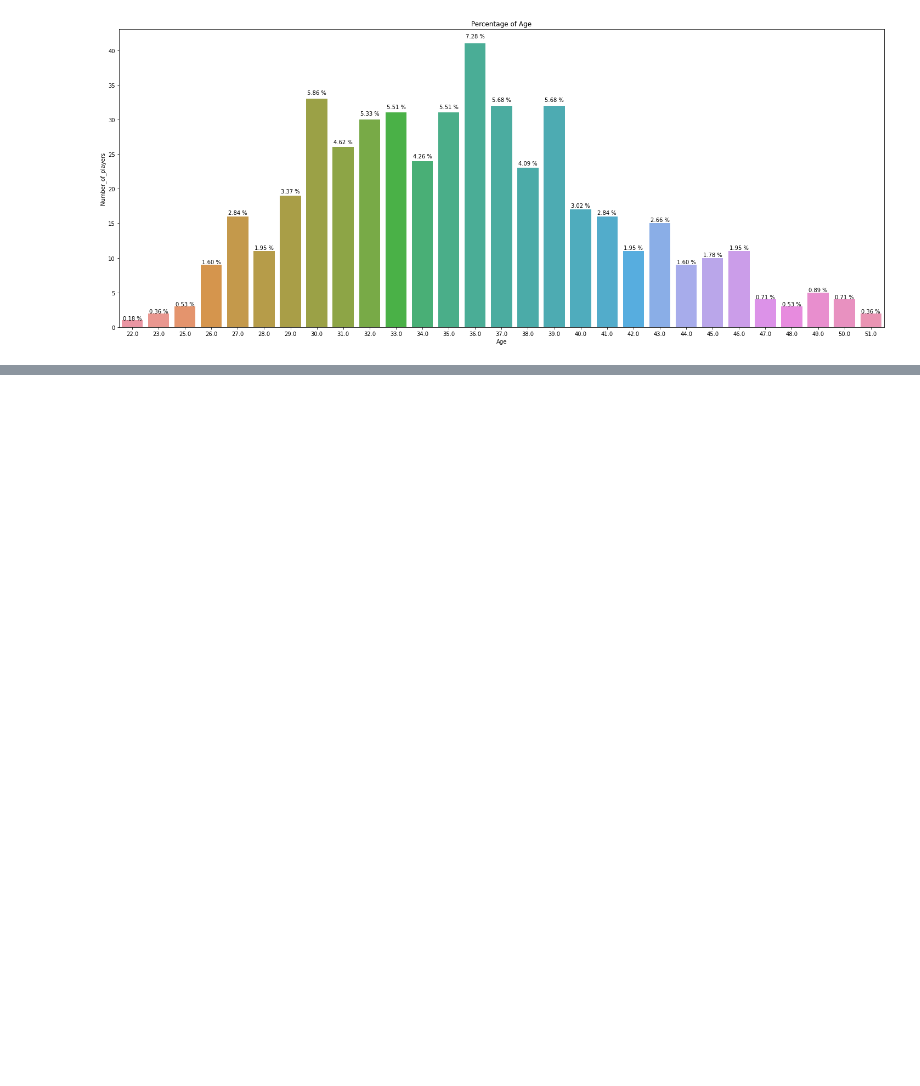
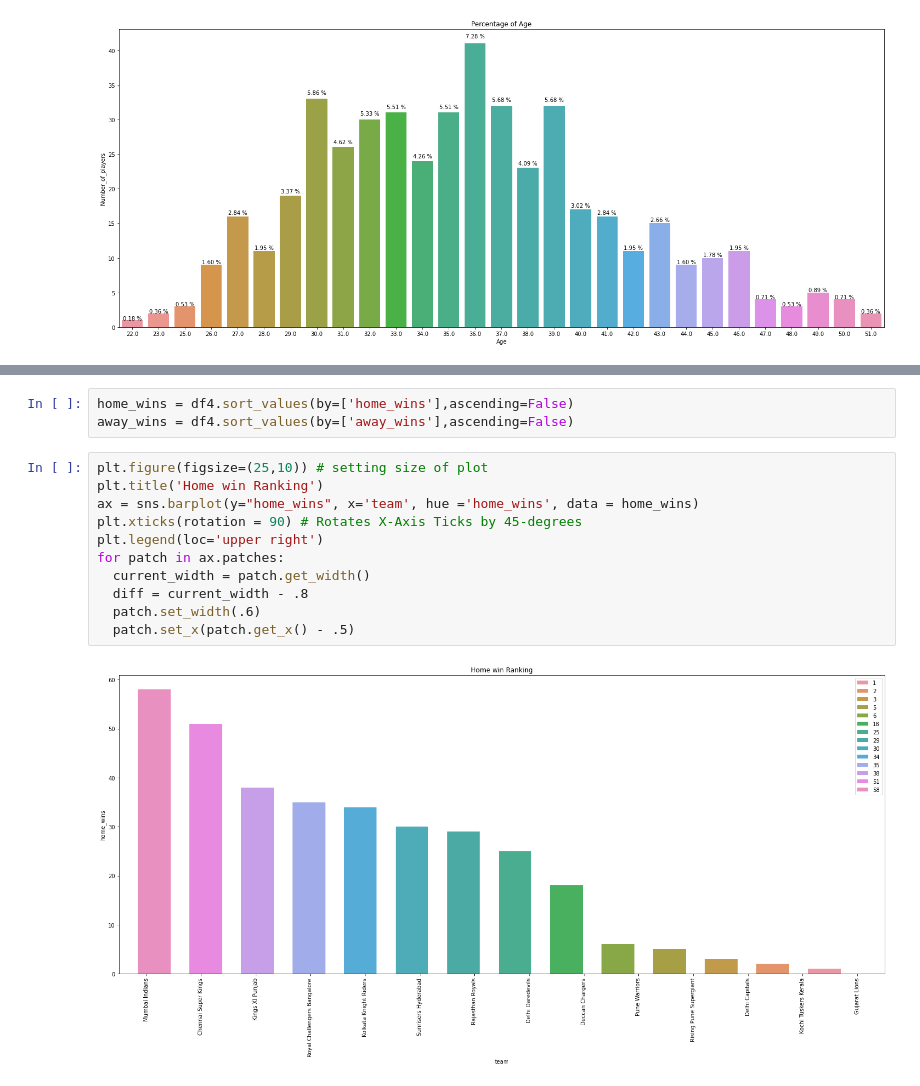
Before and after one commit to Abhijit-Bhat/Data-analysis-using-python, a Jupyter notebook: Copy_of_IPL_T20_Cricket_Analysis_Capstone_Project.ipynb, the cells around one changed output, grey strips where cells are left out. Drawn from its saved outputs; the diff is of its cells as text; blank space fills up the shorter version.

```diff
--- a/Copy_of_IPL_T20_Cricket_Analysis_Capstone_Project.ipynb
+++ b/Copy_of_IPL_T20_Cricket_Analysis_Capstone_Project.ipynb
@@ -454,0 +347,16 @@ for p in ax.patches:
+# %%
+home_wins = df4.sort_values(by=['home_wins'],ascending=False)
+away_wins = df4.sort_values(by=['away_wins'],ascending=False)
+# %%
+plt.figure(figsize=(25,10)) # setting size of plot
+plt.title('Home win Ranking')
+ax = sns.barplot(y="home_wins", x='team', hue ='home_wins', data = home_wins)
+plt.xticks(rotation = 90) # Rotates X-Axis Ticks by 45-degrees
+plt.legend(loc='upper right')
+for patch in ax.patches:
+  current_width = patch.get_width()
+  diff = current_width - .8
+  patch.set_width(.6)
+  patch.set_x(patch.get_x() - .5)
+# %% [output]
+[figure, added]
```
Also changed, not shown: parts of 97 cells of this notebook.
